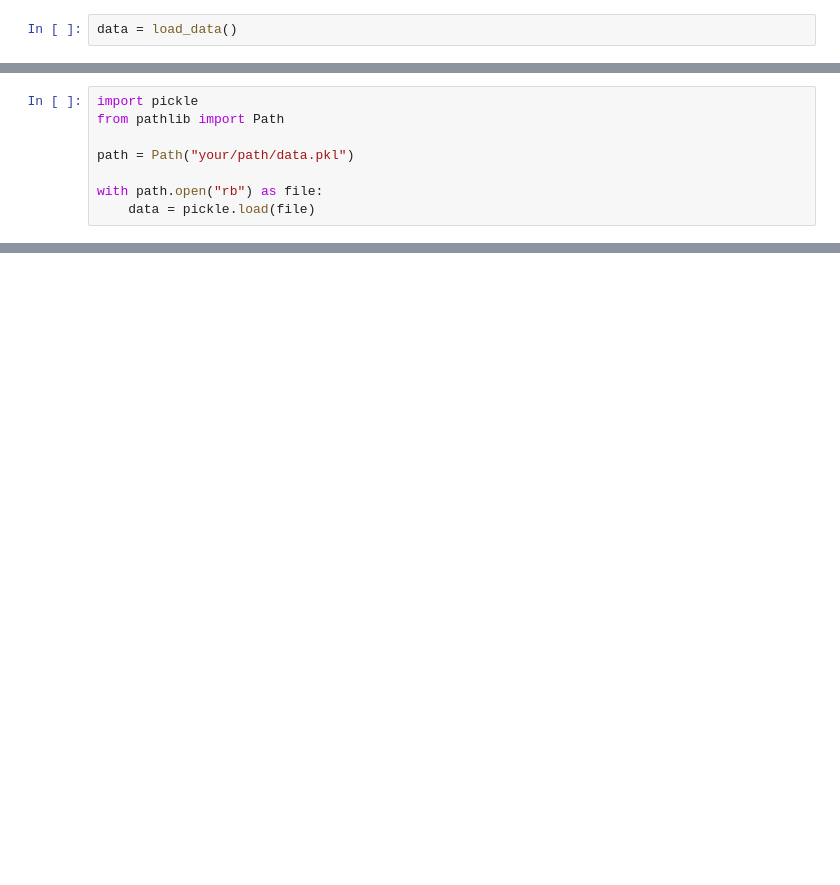
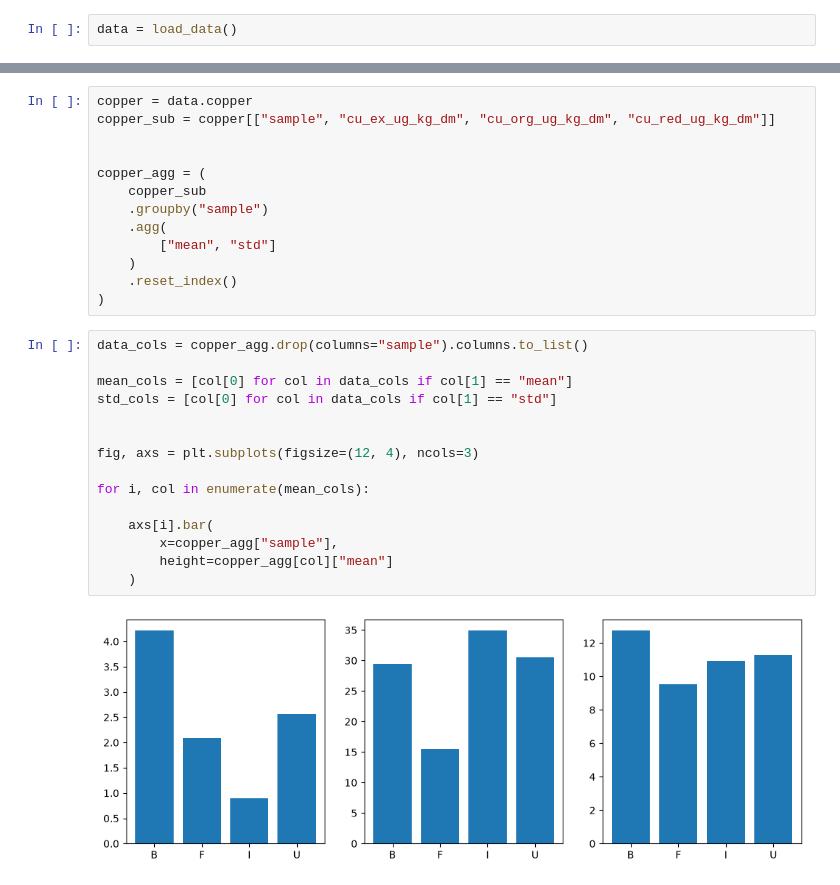
Before and after one commit to danielsehr/GEO6, a Jupyter notebook: src/geo6/main.ipynb, the cells around one changed output, grey strips where cells are left out. Drawn from its saved outputs; the diff is of its cells as text; blank space fills up the shorter version.

```diff
--- a/src/geo6/main.ipynb
+++ b/src/geo6/main.ipynb
@@ -20,8 +16,0 @@ test = load_data_pickle(path=config.data_export_dir / "data.pkl")
-# %%
-import pickle
-from pathlib import Path
-
-path = Path("your/path/data.pkl")
-
-with path.open("rb") as file:
-    data = pickle.load(file)
@@ -31,0 +105,30 @@ geo6.io.io.Data
+# %%
+copper = data.copper
+copper_sub = copper[["sample", "cu_ex_ug_kg_dm", "cu_org_ug_kg_dm", "cu_red_ug_kg_dm"]]
+
+
+copper_agg = (
+    copper_sub
+    .groupby("sample")
+    .agg(
+        ["mean", "std"]
+    )
+    .reset_index()
+)
+# %%
+data_cols = copper_agg.drop(columns="sample").columns.to_list()
+
+mean_cols = [col[0] for col in data_cols if col[1] == "mean"]
+std_cols = [col[0] for col in data_cols if col[1] == "std"]
+
+
+fig, axs = plt.subplots(figsize=(12, 4), ncols=3)
+
+for i, col in enumerate(mean_cols):
+
+    axs[i].bar(
+        x=copper_agg["sample"],
+        height=copper_agg[col]["mean"]
+    )
+# %% [output]
+[figure, added]
```
Also changed, not shown: parts of 6 cells of this notebook, 2 other files.
